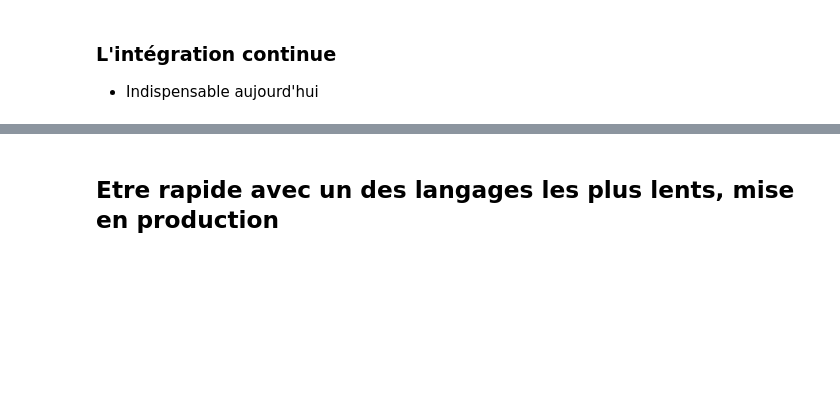
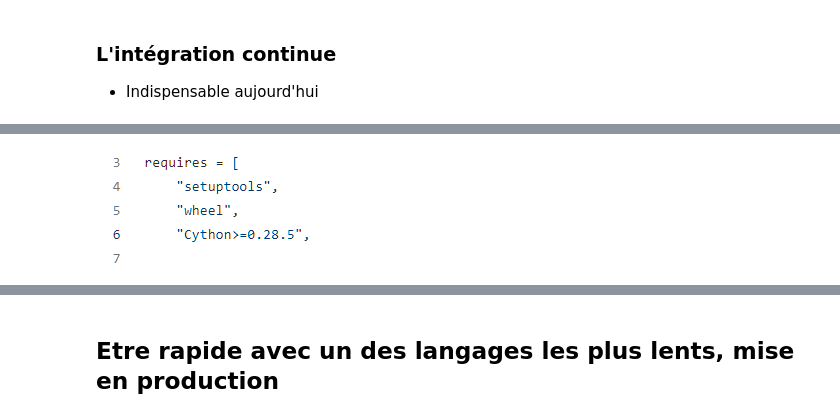
Before and after one commit to sdpython/jupytalk, a Jupyter notebook: _doc/notebooks/2021/actuaires/introprogpy.ipynb, the cells around one changed output, grey strips where cells are left out. Cells and saved outputs as stored; diff of their text form; code cells hidden in the pictures; blank space fills up the shorter version.

```diff
--- a/_doc/notebooks/2021/actuaires/introprogpy.ipynb
+++ b/_doc/notebooks/2021/actuaires/introprogpy.ipynb
@@ -241,0 +308,4 @@ Et les conflits de dépendance.
+# %%
+NbImage('req.png')
+# %% [output]
+[figure, added]
```
Also changed, not shown: parts of 47 cells of this notebook, 5 other files.
